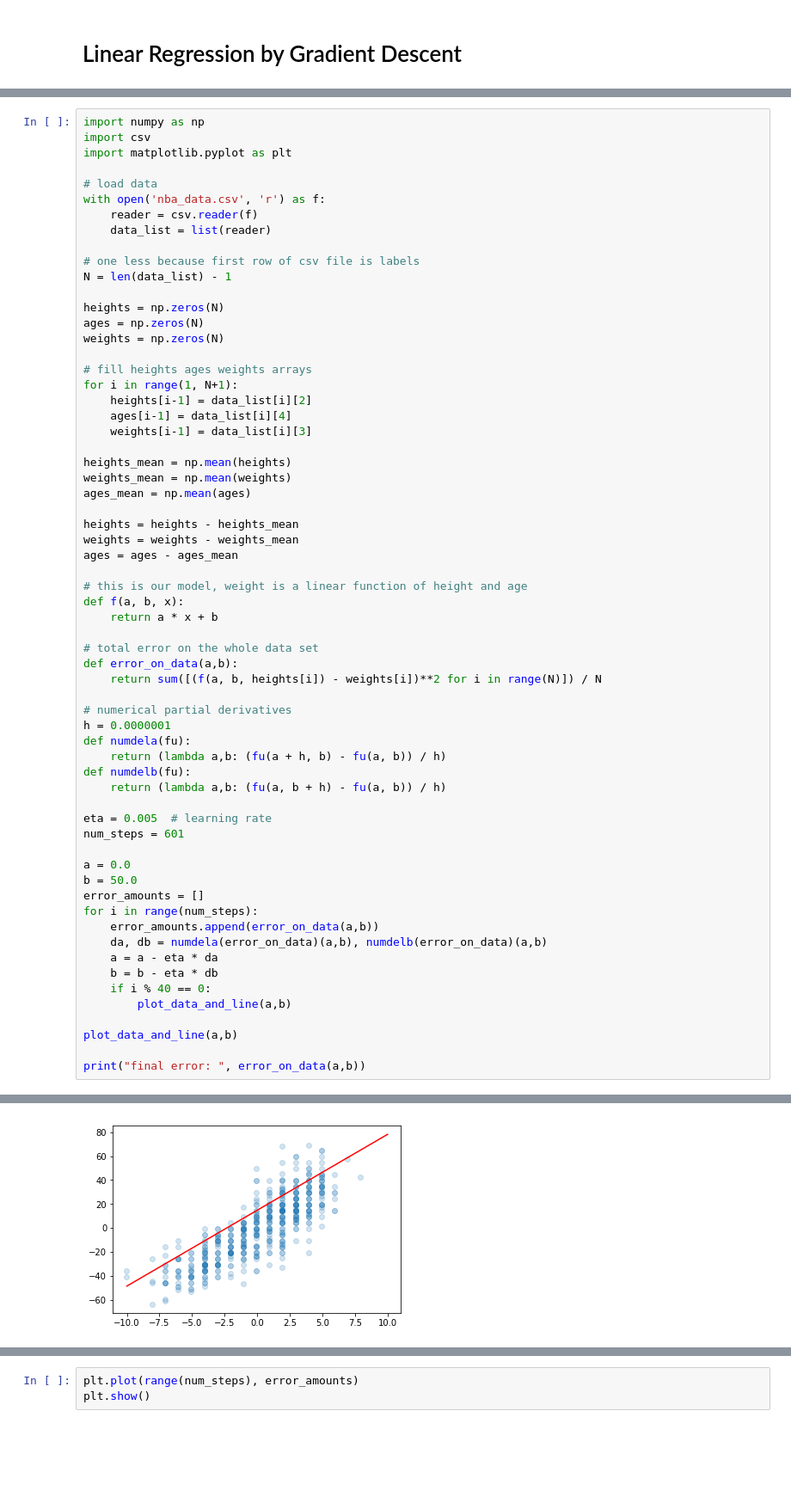
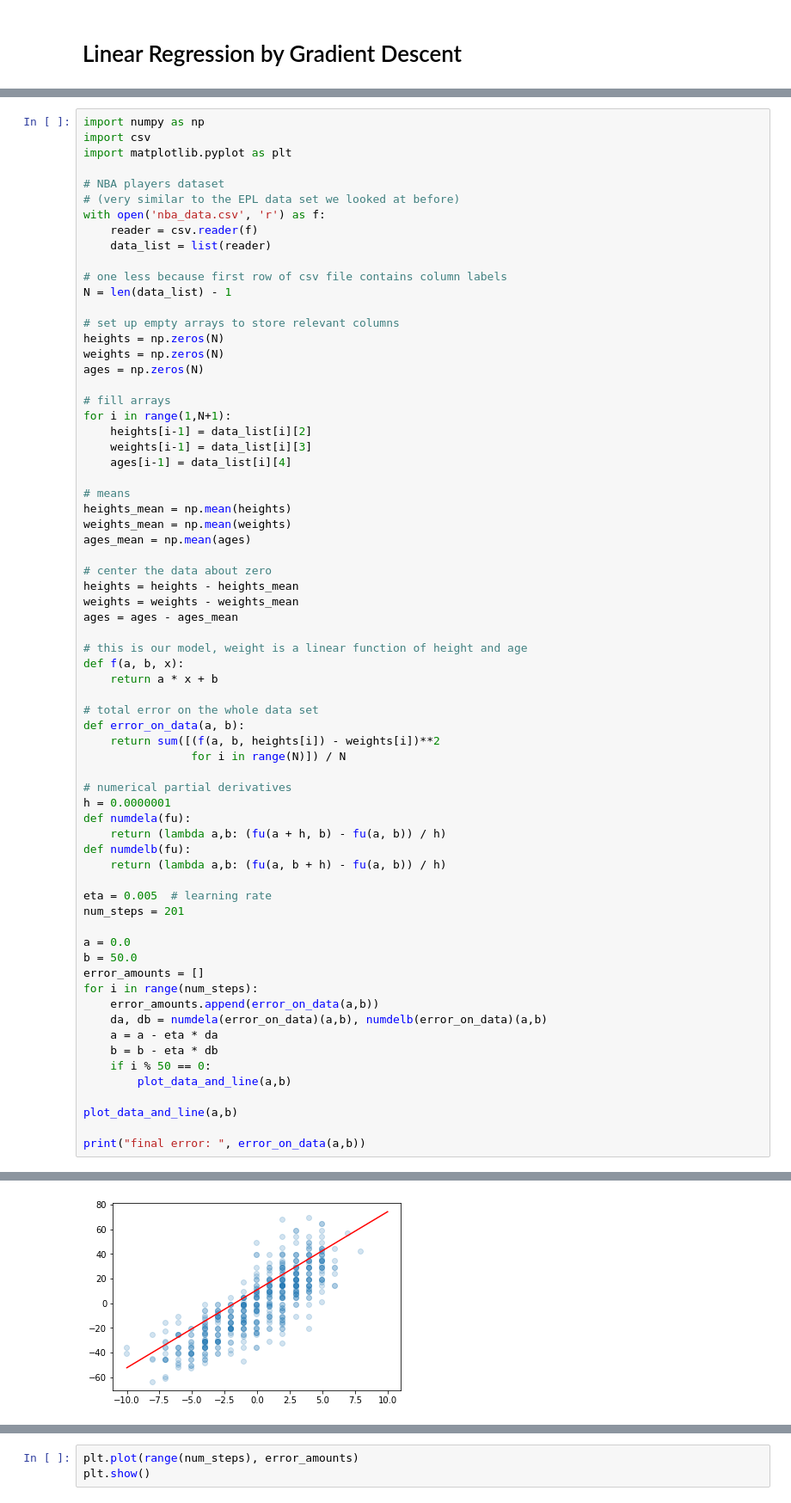
Before and after one commit to petermchale/math9, a Jupyter notebook: lectures/Lecture24.ipynb, the cells around one changed output, grey strips where cells are left out. Shown at 86% size. Drawn from its saved outputs; the diff is of its cells as text; blank space fills up the shorter version.

```diff
--- a/lectures/Lecture24.ipynb
+++ b/lectures/Lecture24.ipynb
@@ -18,28 +21,32 @@ import numpy as np
 import csv
 import matplotlib.pyplot as plt
 
-# load data
+# NBA players dataset
+# (very similar to the EPL data set we looked at before)
 with open('nba_data.csv', 'r') as f:
     reader = csv.reader(f)
     data_list = list(reader)
 
-# one less because first row of csv file is labels
+# one less because first row of csv file contains column labels
 N = len(data_list) - 1
 
+# set up empty arrays to store relevant columns
 heights = np.zeros(N)
+weights = np.zeros(N)
 ages = np.zeros(N)
-weights = np.zeros(N)
 
-# fill heights ages weights arrays
-for i in range(1, N+1):
+# fill arrays
+for i in range(1,N+1):
     heights[i-1] = data_list[i][2]
+    weights[i-1] = data_list[i][3]
     ages[i-1] = data_list[i][4]
-    weights[i-1] = data_list[i][3]
 
+# means
 heights_mean = np.mean(heights)
 weights_mean = np.mean(weights)
 ages_mean = np.mean(ages)
 
+# center the data about zero
 heights = heights - heights_mean
 weights = weights - weights_mean
 ages = ages - ages_mean
@@ -49,8 +56,9 @@ def f(a, b, x):
     return a * x + b
 
 # total error on the whole data set
-def error_on_data(a,b):
-    return sum([(f(a, b, heights[i]) - weights[i])**2 for i in range(N)]) / N
+def error_on_data(a, b):
+    return sum([(f(a, b, heights[i]) - weights[i])**2
+                for i in range(N)]) / N
 
 # numerical partial derivatives
 h = 0.0000001
@@ -60,7 +68,7 @@ def numdelb(fu):
     return (lambda a,b: (fu(a, b + h) - fu(a, b)) / h)
 
 eta = 0.005  # learning rate
-num_steps = 601
+num_steps = 201
 
 a = 0.0
 b = 50.0
@@ -70,7 +78,7 @@ for i in range(num_steps):
     da, db = numdela(error_on_data)(a,b), numdelb(error_on_data)(a,b)
     a = a - eta * da
     b = b - eta * db
-    if i % 40 == 0:
+    if i % 50 == 0:
         plot_data_and_line(a,b)
 
 plot_data_and_line(a,b)
@@ -83 +91 @@ print("final error: ", error_on_data(a,b))
-[figure, old version]
+[figure, new version]
```
Also changed, not shown: parts of 6 cells of this notebook, 2 other files.
